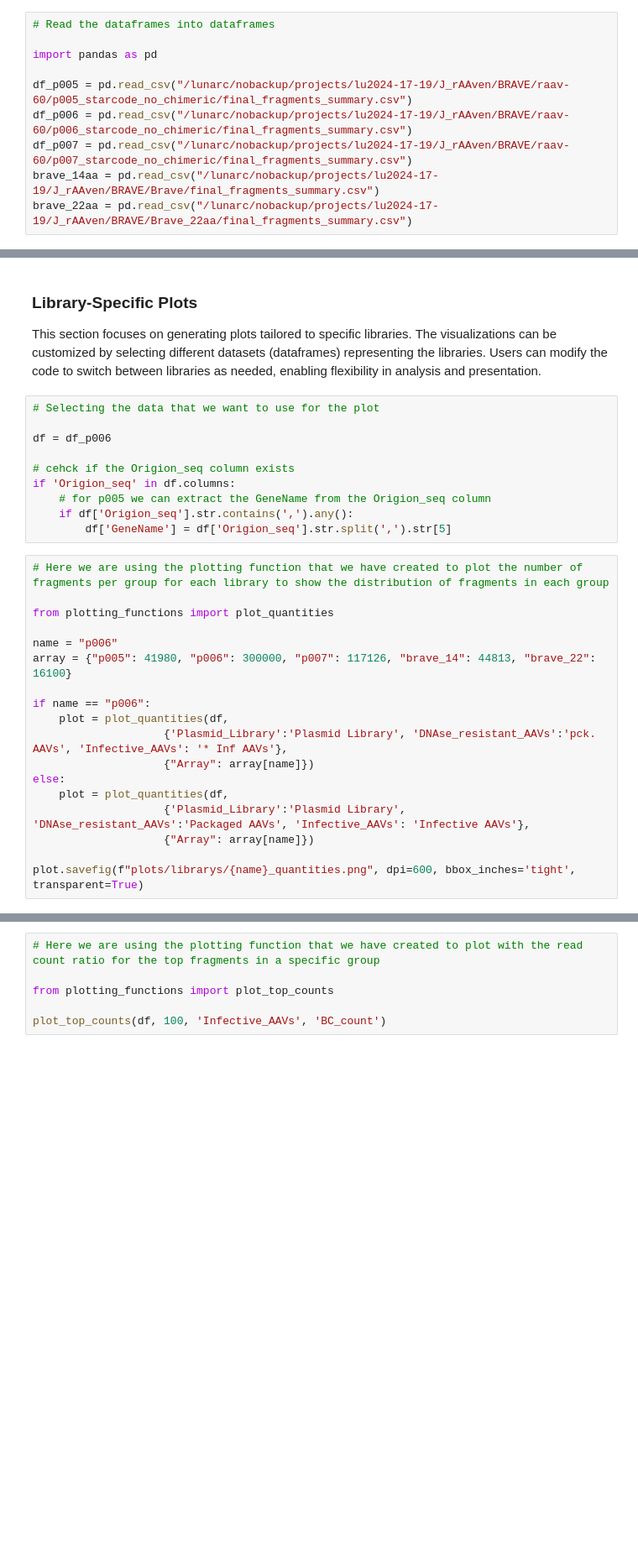
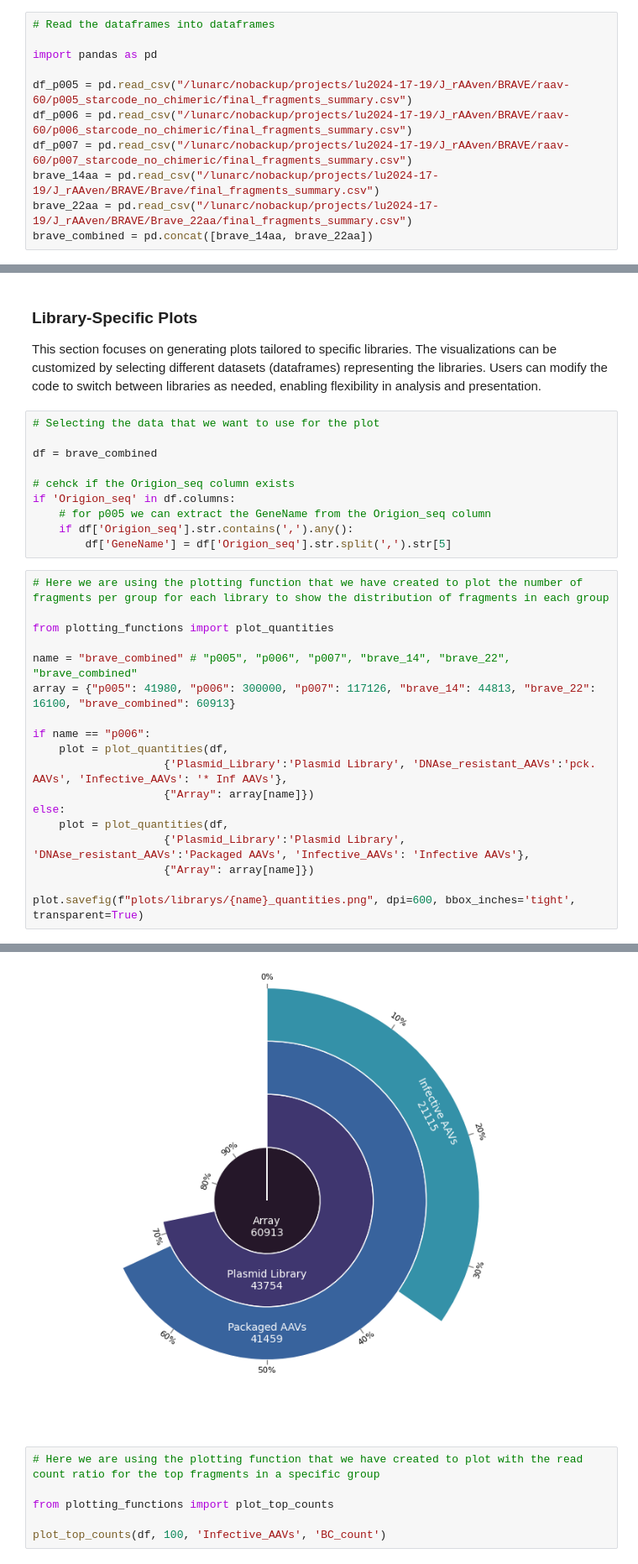
Before and after one commit to JaSt17/raaven_Pipeline, a Jupyter notebook: Plotting_Scripts/visualisation.ipynb, the cells around one changed output, grey strips where cells are left out. Shown: that part at 84% size. Saved outputs shown, nothing was run; the diff lists cells and outputs as text; blank space fills up the shorter version.

Commit message:
Update Plots

```diff
--- a/Plotting_Scripts/visualisation.ipynb
+++ b/Plotting_Scripts/visualisation.ipynb
@@ -53,6 +53,7 @@ df_p006 = pd.read_csv("/lunarc/nobackup/projects/lu2024-17-19/J_rAAven/BRAVE/raa
 df_p007 = pd.read_csv("/lunarc/nobackup/projects/lu2024-17-19/J_rAAven/BRAVE/raav-60/p007_starcode_no_chimeric/final_fragments_summary.csv")
 brave_14aa = pd.read_csv("/lunarc/nobackup/projects/lu2024-17-19/J_rAAven/BRAVE/Brave/final_fragments_summary.csv")
 brave_22aa = pd.read_csv("/lunarc/nobackup/projects/lu2024-17-19/J_rAAven/BRAVE/Brave_22aa/final_fragments_summary.csv")
+brave_combined = pd.concat([brave_14aa, brave_22aa])
 # %%
 # Here we are using the plotting function that we have created to plot the number of fragments per group for each library
 
@@ -77,7 +78,7 @@ This section focuses on generating plots tailored to specific libraries. The vis
 # %%
 # Selecting the data that we want to use for the plot
 
-df = df_p006
+df = brave_combined
 
 # cehck if the Origion_seq column exists
 if 'Origion_seq' in df.columns:
@@ -89,8 +90,8 @@ if 'Origion_seq' in df.columns:
 
 from plotting_functions import plot_quantities
 
-name = "p006"
-array = {"p005": 41980, "p006": 300000, "p007": 117126, "brave_14": 44813, "brave_22": 16100}
+name = "brave_combined" # "p005", "p006", "p007", "brave_14", "brave_22", "brave_combined"
+array = {"p005": 41980, "p006": 300000, "p007": 117126, "brave_14": 44813, "brave_22": 16100, "brave_combined": 60913}
 
 if name == "p006":
     plot = plot_quantities(df,
@@ -102,3 +103,4 @@ else:
                     {"Array": array[name]})
 
 plot.savefig(f"plots/librarys/{name}_quantities.png", dpi=600, bbox_inches='tight', transparent=True)
+# %% [output]
@@ -105,3 +112,4 @@ plot.savefig(f"plots/librarys/{name}_quantities.png", dpi=600, bbox_inches='tigh
+[figure, added]
 # %%
 # Here we are using the plotting function that we have created to plot with the read count ratio for the top fragments in a specific group
 
```
Also changed, not shown: parts of 1 cell of this notebook, 1 other file.
